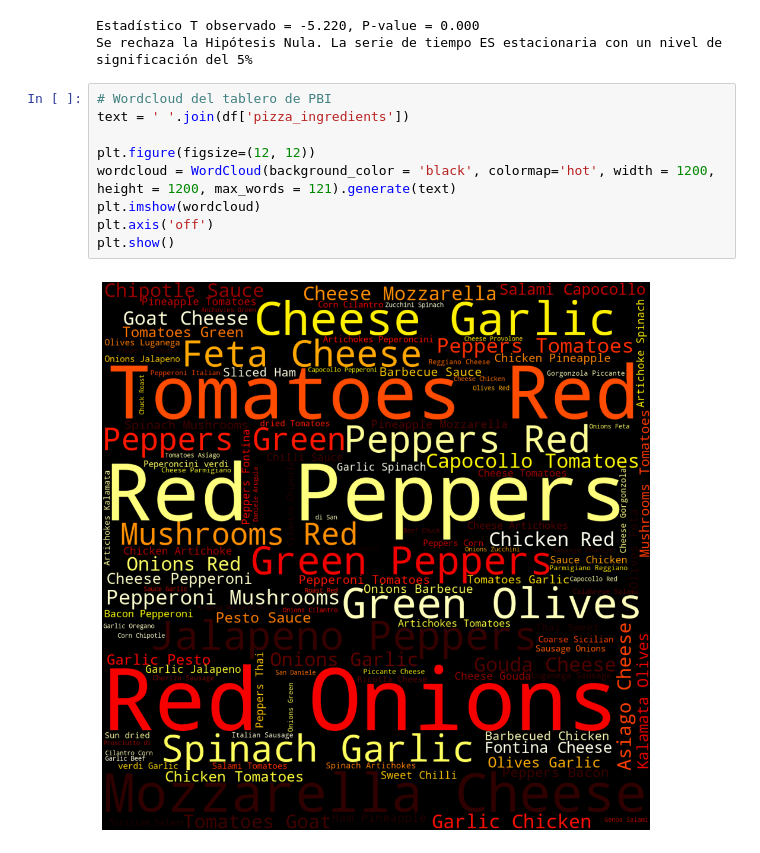
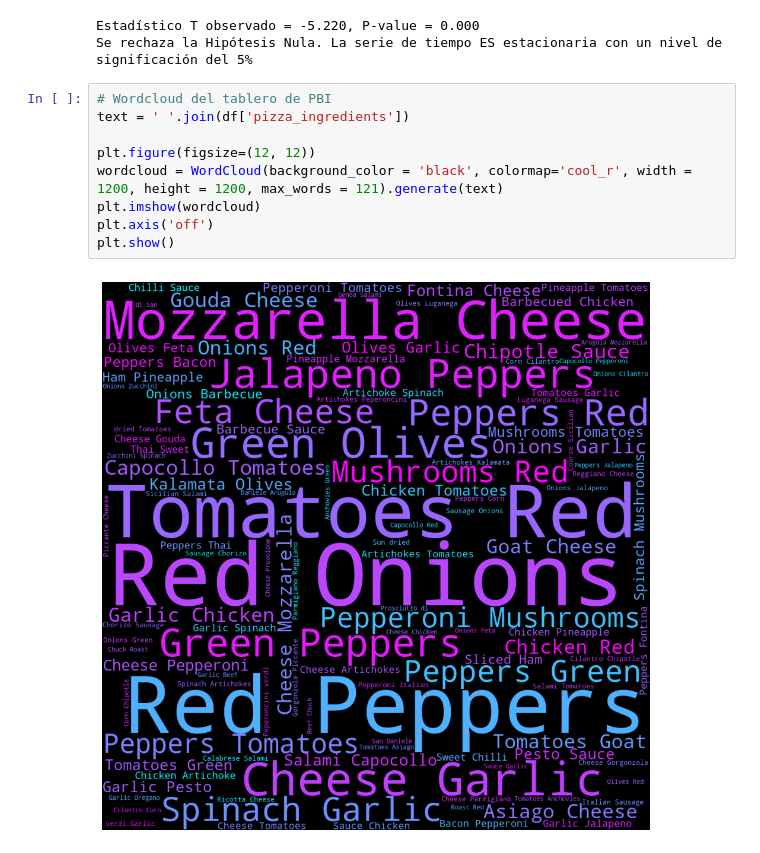
Before and after one commit to VegaNicolas/Icaro-DAnalytics2024, a Jupyter notebook: Anexo - Grupo 6.ipynb, the cells around one changed output. Cells and saved outputs as stored; diff of their text form.

Commit message:
Changed wordcloud style

```diff
--- a/Anexo - Grupo 6.ipynb
+++ b/Anexo - Grupo 6.ipynb
@@ -36,11 +36,11 @@ Se rechaza la Hipótesis Nula. La serie de tiempo ES estacionaria con un nivel d
 # %%
 # Wordcloud del tablero de PBI
 text = ' '.join(df['pizza_ingredients'])
 
 plt.figure(figsize=(12, 12))
-wordcloud = WordCloud(background_color = 'black', colormap='hot', width = 1200, height = 1200, max_words = 121).generate(text)
+wordcloud = WordCloud(background_color = 'black', colormap='cool_r', width = 1200, height = 1200, max_words = 121).generate(text)
 plt.imshow(wordcloud)
 plt.axis('off')
 plt.show()
 # %% [output]
-[figure, old version]
+[figure, new version]
```
